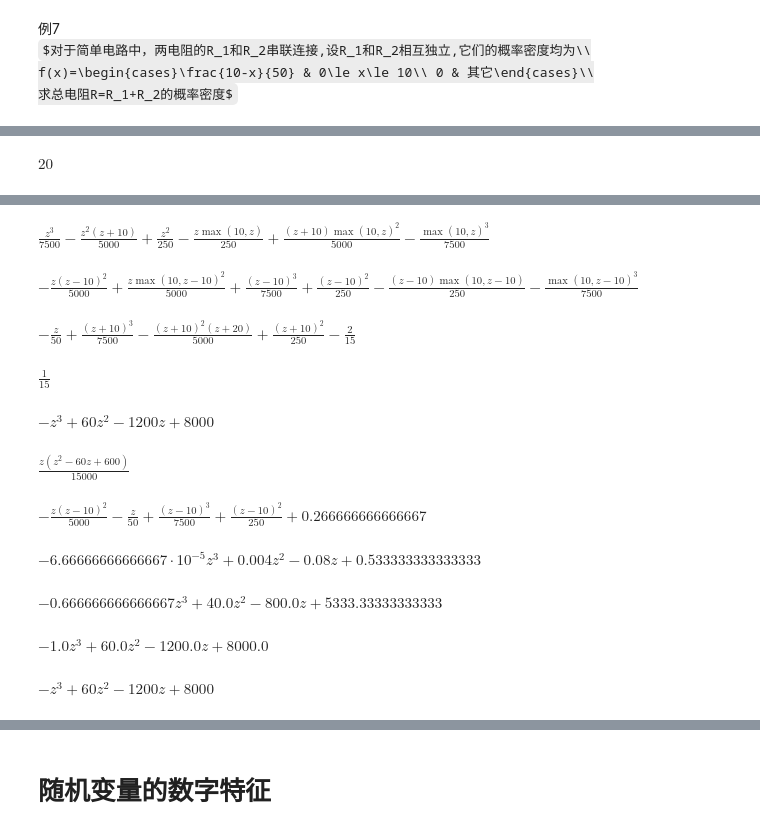
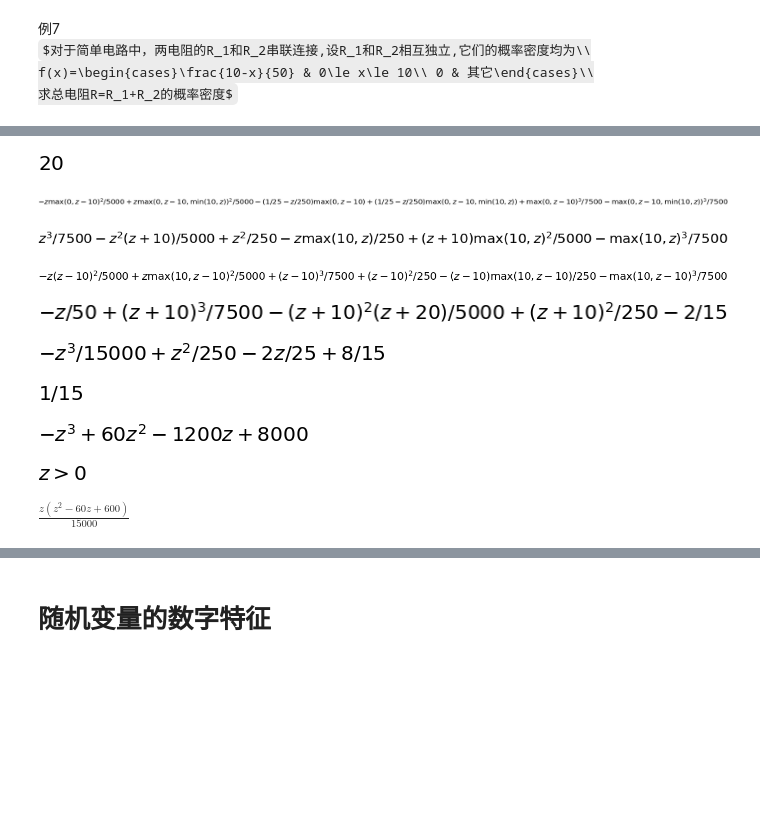
Before and after one commit to zidanewenqsh/math_notebook, a Jupyter notebook: Probability and Statistics.ipynb, the cells around one changed output, grey strips where cells are left out. Drawn from its saved outputs; the diff is of its cells as text; code cells hidden in the pictures; some formulas as TeX source; blank space fills up the shorter version.

```diff
--- a/Probability and Statistics.ipynb
+++ b/Probability and Statistics.ipynb
@@ -544,15 +604,16 @@ z2 = symbols('z', negative=True)
 Max((z2+20),20)
 fz_ = fz.doit()
 fz_
-fz_1 = fz_.subs(z,(z1+10))
-fz_1
-fz_2 = fz_1.subs(z1,(z-10))
+fz_2 = fz_.subs(z,(z1+10))
 fz_2
-fz_3 = fz_2.subs(z,(z2+20))
-fz_3
-fz_4 = fz_3.subs(z2,(z-20))
-fz_4.subs(z,10)
-simplify(fz_4*15000) # 结果
+fz_2 = fz_2.subs(z1,(z-10))
+fz_2
+fz_2 = fz_2.subs(z,(z2+20))
+fz_2
+fz_2 = fz_2.subs(z2,(z-20))
+fz_2 = simplify(fz_2)
+fz_2
+fz_2.subs(z,10)
+simplify(fz_2*15000) # 结果
 # fz_.subs(z,(z2+20))
 # %% [output]
-$\displaystyle 20$
@@ -560,8 +620,12 @@ $\displaystyle - \frac{z \max\left(0, z - 10\right)^{2}}{5000} + \frac{z \max\le
-$\displaystyle \frac{z^{3}}{7500} - \frac{z^{2} \left(z + 10\right)}{5000} + \frac{z^{2}}{250} - \frac{z \max\left(10, z\right)}{250} + \frac{\left(z + 10\right) \max\left(10, z\right)^{2}}{5000} - \frac{\max\left(10, z\right)^{3}}{7500}$
-$\displaystyle - \frac{z \left(z - 10\right)^{2}}{5000} + \frac{z \max\left(10, z - 10\right)^{2}}{5000} + \frac{\left(z - 10\right)^{3}}{7500} + \frac{\left(z - 10\right)^{2}}{250} - \frac{\left(z - 10\right) \max\left(10, z - 10\right)}{250} - \frac{\max\left(10, z - 10\right)^{3}}{7500}$
-$\displaystyle - \frac{z}{50} + \frac{\left(z + 10\right)^{3}}{7500} - \frac{\left(z + 10\right)^{2} \left(z + 20\right)}{5000} + \frac{\left(z + 10\right)^{2}}{250} - \frac{2}{15}$
-$\displaystyle \frac{1}{15}$
-$\displaystyle - z^{3} + 60 z^{2} - 1200 z + 8000$
+[figure, added]
+[figure, added]
+[figure, added]
+[figure, added]
+[figure, added]
+[figure, added]
+[figure, added]
+[figure, added]
+[figure, added]
 # %%
 # 计算当0<=z<=10时的概率密度
 z1 = symbols('z', positive=True)
@@ -572,15 +637,2 @@ simplify(fz_1) # 结果
 # %% [output]
 $\displaystyle \frac{z \left(z^{2} - 60 z + 600\right)}{15000}$
-# %%
-fz_1=-z*(z-10)**2/5000+z/50+(z-10)**2/250-(z-10)/25+(z-10)**3/7500-10/75
-fz_1
-simplify(fz_1)
-simplify(fz_1*10000)
-simplify(fz_1*15000)
-expand((20-z)**3)
-# %% [output]
-$\displaystyle - \frac{z \left(z - 10\right)^{2}}{5000} - \frac{z}{50} + \frac{\left(z - 10\right)^{3}}{7500} + \frac{\left(z - 10\right)^{2}}{250} + 0.266666666666667$
-$\displaystyle - 6.66666666666667 \cdot 10^{-5} z^{3} + 0.004 z^{2} - 0.08 z + 0.533333333333333$
-$\displaystyle - 0.666666666666667 z^{3} + 40.0 z^{2} - 800.0 z + 5333.33333333333$
-$\displaystyle - 1.0 z^{3} + 60.0 z^{2} - 1200.0 z + 8000.0$
-$\displaystyle - z^{3} + 60 z^{2} - 1200 z + 8000$
```
Also changed, not shown: parts of 116 cells of this notebook, 1 other file.
